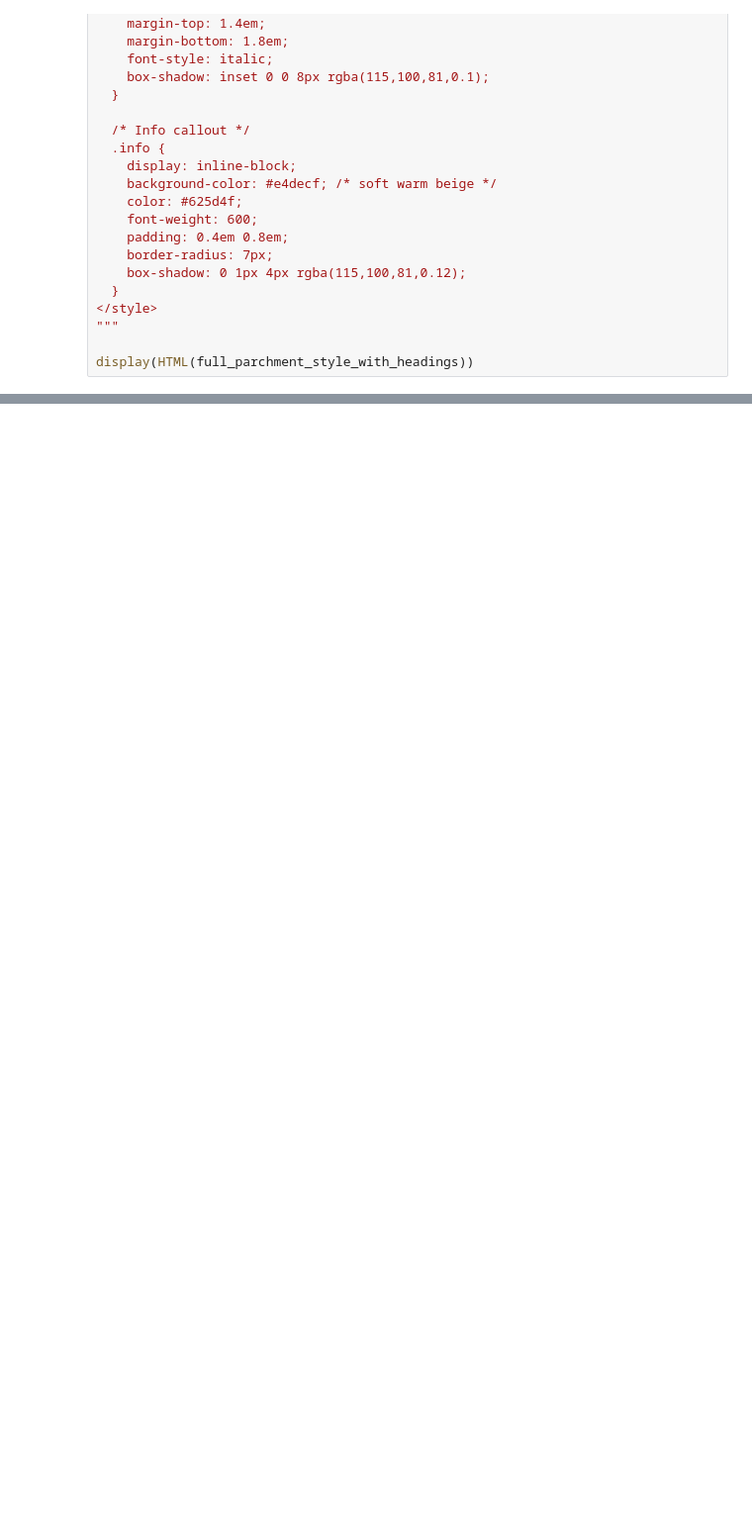
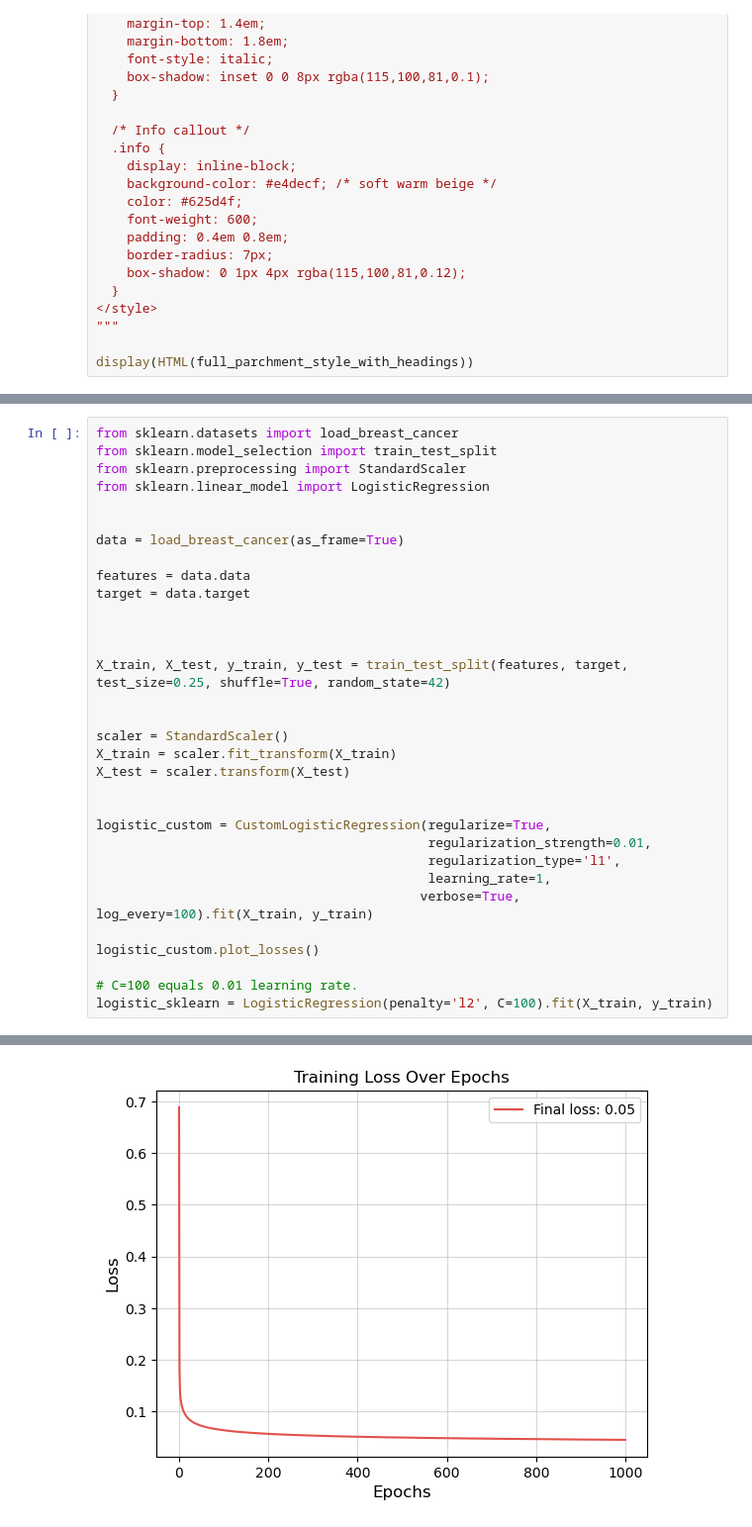
Before and after one commit to MustafaAdam/ml, a Jupyter notebook: custom models/logistic_regression/custom_logistic_regression_2.ipynb, the cells around one changed output, grey strips where cells are left out. Shown: that part at 99% size. Cells and saved outputs as stored; diff of their text form; blank space fills up the shorter version.

```diff
--- a/custom models/logistic_regression/custom_logistic_regression_2.ipynb
+++ b/custom models/logistic_regression/custom_logistic_regression_2.ipynb
@@ -222,3 +267,36 @@ class CustomLogisticRegression:
         ax.set_title('Training Loss Over Epochs')
         ax.legend()
         ax.grid(alpha=0.5)
+# %%
+from sklearn.datasets import load_breast_cancer
+from sklearn.model_selection import train_test_split
+from sklearn.preprocessing import StandardScaler
+from sklearn.linear_model import LogisticRegression
+
+
+data = load_breast_cancer(as_frame=True)
+
+features = data.data
+target = data.target
+
+
+
+X_train, X_test, y_train, y_test = train_test_split(features, target, test_size=0.25, shuffle=True, random_state=42)
+
+
+scaler = StandardScaler()
+X_train = scaler.fit_transform(X_train)
+X_test = scaler.transform(X_test)
+
+
+logistic_custom = CustomLogisticRegression(regularize=True,
+                                           regularization_strength=0.01,
+                                           regularization_type='l1',
+                                           learning_rate=1,
+                                          verbose=True, log_every=100).fit(X_train, y_train)
+
+logistic_custom.plot_losses()
+
+# C=100 equals 0.01 learning rate.
+logistic_sklearn = LogisticRegression(penalty='l2', C=100).fit(X_train, y_train)
+# %% [output]
@@ -224,0 +314 @@ class CustomLogisticRegression:
+[figure, added]
```
Also changed, not shown: parts of 8 cells of this notebook, 1 other file.
